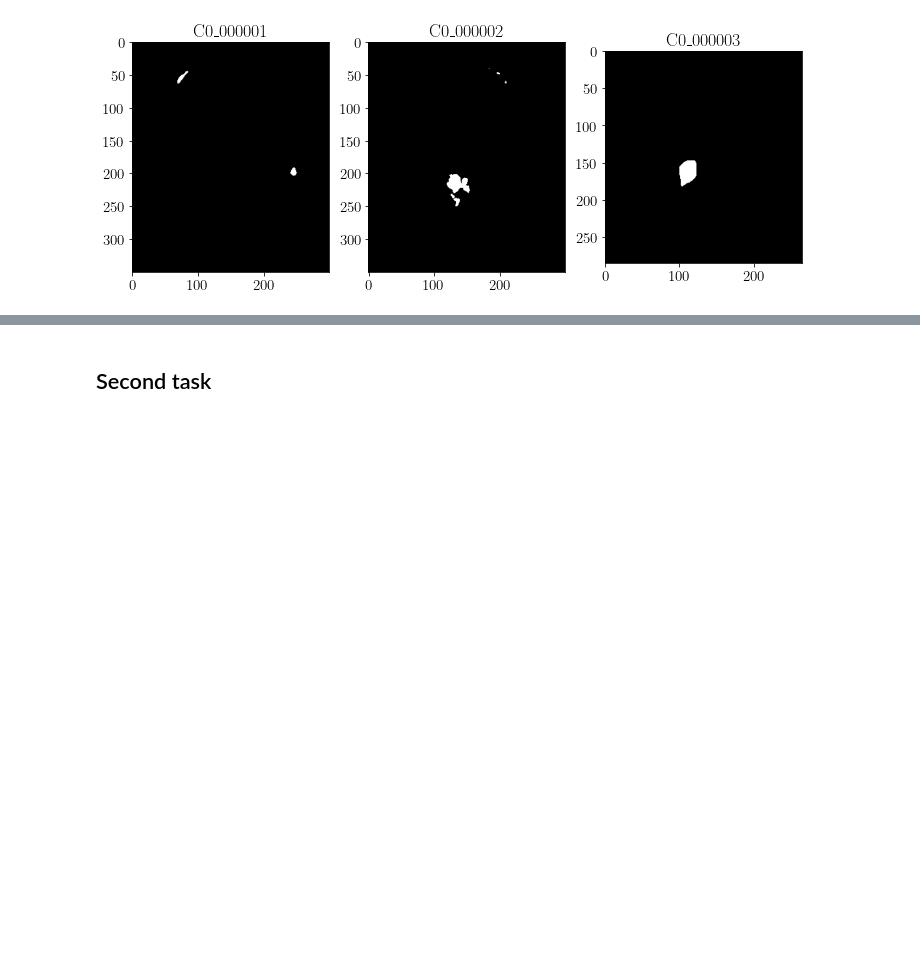
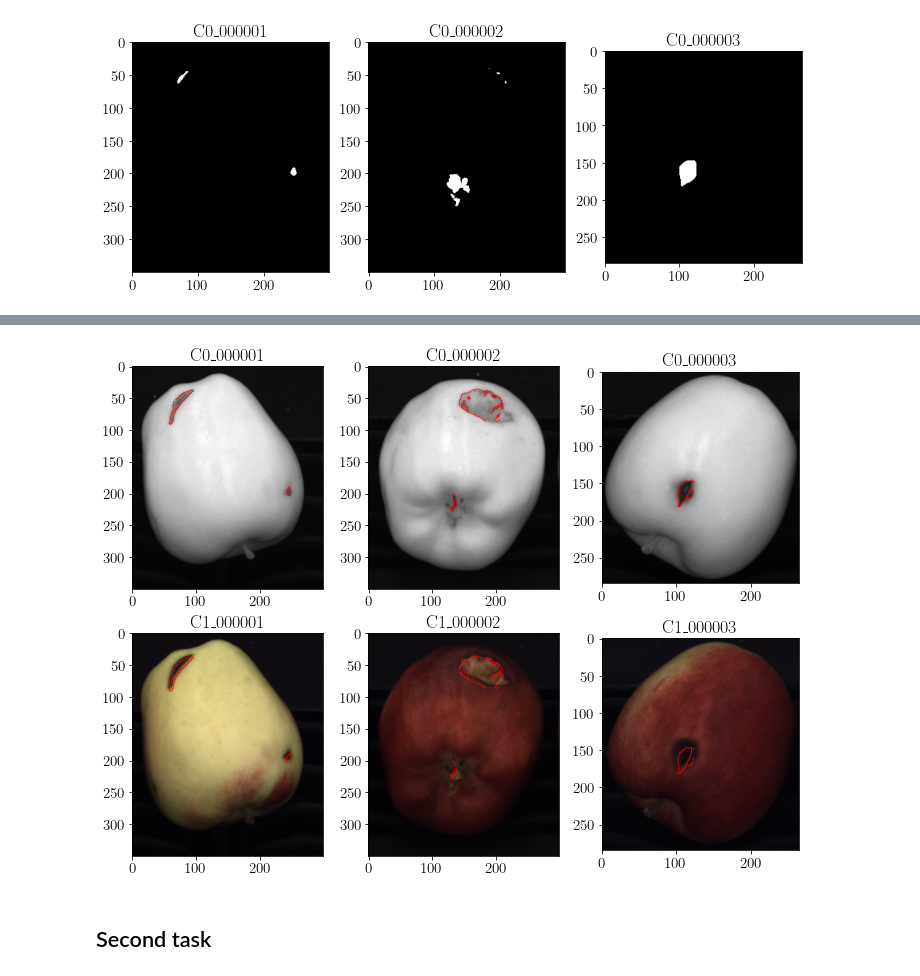
Before and after one commit to matteodonati/fruit_inspection, a Jupyter notebook: fruit_inspection.ipynb, the cells around one changed output, grey strips where cells are left out. Saved outputs shown, nothing was run; the diff lists cells and outputs as text; code cells hidden in the pictures; blank space fills up the shorter version.

```diff
--- a/fruit_inspection.ipynb
+++ b/fruit_inspection.ipynb
@@ -240,3 +289,60 @@ plt.show()
+# %%
+# Defining the figure object to be displayed.
+fig, ax = plt.subplots(2, N_images, figsize = (12, 9))
+
+# Applying the computed edges masks to the original images.
+for i in range(N_images):
+
+    # Converting the specific gray-scale image to RGB.
+    img = cv2.cvtColor(gray_scale_images[i], cv2.COLOR_GRAY2BGR)
+
+    # Traversing the horizontal axis of the image.
+    for y in range(img.shape[0]):
+
+        # Traversing the vertical axis of the image.
+        for x in range(img.shape[1]):
+
+            # Checking the value of the fruit_defects[i] mask. If this is equal to one, then the corresponding img pixel gets coloured.
+            if(fruit_defects[i][y][x]):
+
+                # Colouring the temporary RGB img.
+                img[y][x][0] = 255
+                img[y][x][1] = 0
+                img[y][x][2] = 0
+
+    # Adding the specific title.
+    ax[0, i].set_title(gray_scale_filenames[i])
+
+    # Adding the specific image to the figure.
+    ax[0, i].imshow(img)
+
+    # Copying the specific colour image.
+    img = colour_images[i].copy()
+
+    # Traversing the horizontal axis of the image.
+    for y in range(img.shape[0]):
+
+        # Traversing the vertical axis of the image.
+        for x in range(img.shape[1]):
+
+            # Checking the value of the fruit_defects[i] mask. If this is equal to one, then the corresponding img pixel gets coloured.
+            if(fruit_defects[i][y][x]):
+
+                # Colouring the temporary RGB img.
+                img[y][x][0] = 255
+                img[y][x][1] = 0
+                img[y][x][2] = 0
+
+    # Adding the specific title.
+    ax[1, i].set_title(colour_filenames[i])
+
+    # Adding the specific image to the figure.
+    ax[1, i].imshow(img)
+
+# Showing the figure.
+plt.show()
+# %% [output]
+[figure, added]
 # %% [markdown]
 ## Second task
 # %% [markdown]
```
Also changed, not shown: parts of 6 cells of this notebook.
